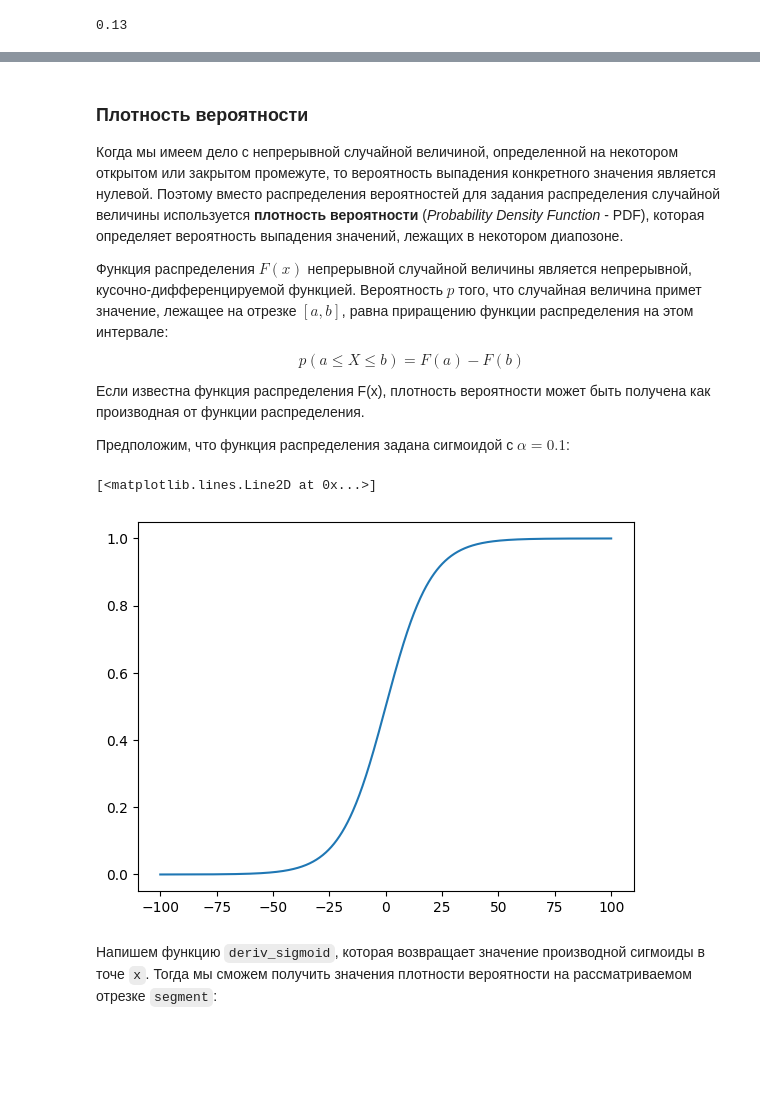
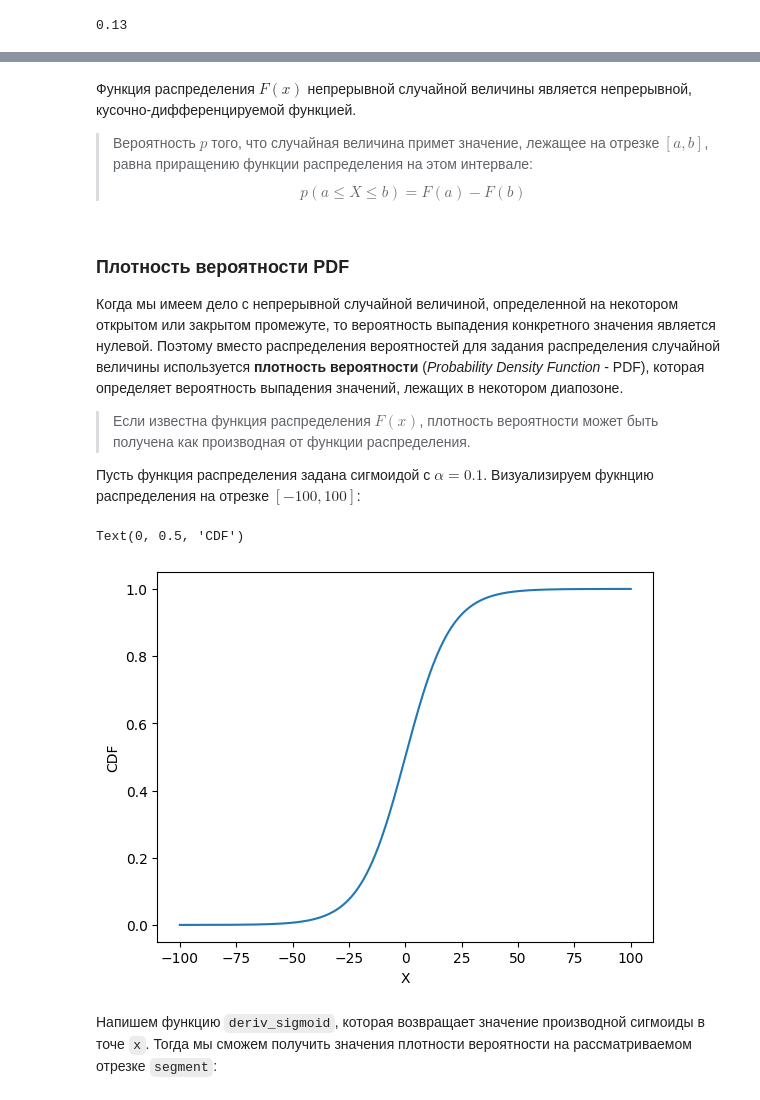
Before and after one commit to ordevoir/Mathematics, a Jupyter notebook: PT_RV_base.ipynb, the cells around one changed output, grey strips where cells are left out. Saved outputs shown, nothing was run; the diff lists cells and outputs as text; code cells hidden in the pictures; blank space fills up the shorter version.

```diff
--- a/PT_RV_base.ipynb
+++ b/PT_RV_base.ipynb
@@ -18,7 +14,7 @@ import numpy as np
 import matplotlib.pyplot as plt
 
 X = np.array([-3, -2, -1, 0, 1, 2, 3, 4, 5])
-p = np.array([0.05, 0.08, 0.13, 0.24, 0.06, 0.15, 0.12, 0.08, 0.09])
+p = np.array([0.05, 0.06, 0.13, 0.24, 0.06, 0.15, 0.14, 0.08, 0.09])
 
 plt.bar(X, p)
 (f"{len(X) = }, {len(p) = }, {sum(p) = }")
@@ -77,31 +73,34 @@ cdf_sequence = array([0.  , 0.  , 0.  , 0.05, 0.13, 0.26, 0.5 , 0.56, 0.71, 0.83
+# %% [markdown]
+Функция распределения $F(x)$ непрерывной случайной величины является непрерывной, кусочно-дифференцируемой функцией.
+
+> Вероятность $p$ того, что случайная величина примет значение, лежащее на отрезке $[a, b]$, равна приращению функции распределения на этом интервале:
+>$$
+p(a \leq X \leq b) = F(a) - F(b)
+$$
 # %% [markdown]
-### Плотность вероятности
+### Плотность вероятности **PDF**
 
 Когда мы имеем дело с непрерывной случайной величиной, определенной на некотором открытом или закрытом промежуте, то вероятность выпадения конкретного значения является нулевой. Поэтому вместо распределения вероятностей для задания распределения случайной величины используется **плотность вероятности** (*Probability Density Function* - PDF), которая определяет вероятность выпадения значений, лежащих в некотором диапозоне.
 
-Функция распределения $F(x)$ непрерывной случайной величины является непрерывной, кусочно-дифференцируемой функцией. Вероятность $p$ того, что случайная величина примет значение, лежащее на отрезке $[a, b]$, равна приращению функции распределения на этом интервале:
-$$
-p(a \leq X \leq b) = F(a) - F(b)
-$$
+> Если известна функция распределения $F(x)$, плотность вероятности может быть получена как производная от функции распределения.
 
-
-Если известна функция распределения F(x), плотность вероятности может быть получена как производная от функции распределения.
-
-Предположим, что функция распределения задана сигмоидой c $\alpha = 0.1$:
+Пусть функция распределения задана сигмоидой c $\alpha = 0.1$. Визуализируем фукнцию распределения на отрезке $[-100, 100]$:
 # %%
 def sigmoid(x, alpha=0.1):
     return 1 / (1 + np.exp(-alpha * x))
 
 segment = np.linspace(-100, 100, 1000)
 cdf_sequence = np.zeros_like(segment)
 
 for i in range(len(segment)):
     cdf_sequence[i] = sigmoid(segment[i])
 
 plt.plot(segment, cdf_sequence)
+plt.xlabel('X')
+plt.ylabel('CDF')
 # %% [output]
-[<matplotlib.lines.Line2D at 0x...>]
+Text(0, 0.5, 'CDF')
-[figure, old version]
+[figure, new version]
 # %% [markdown]
 Напишем функцию `deriv_sigmoid`, которая возвращает значение производной сигмоиды в точе `x`. Тогда мы сможем получить значения плотности вероятности на рассматриваемом отрезке `segment`:
 # %%
```
Also changed, not shown: parts of 18 cells of this notebook.
